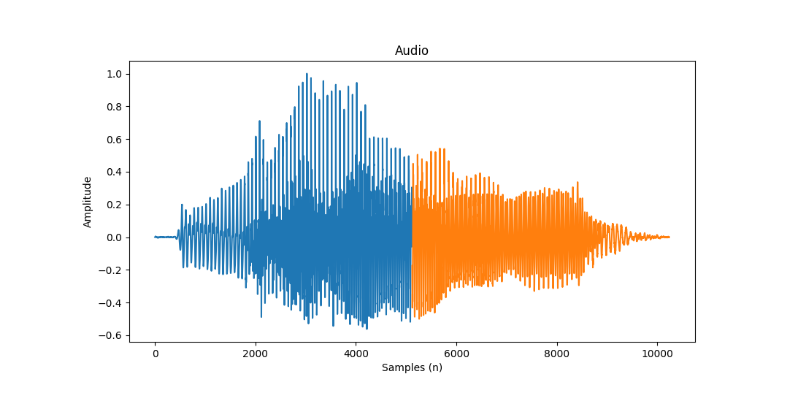
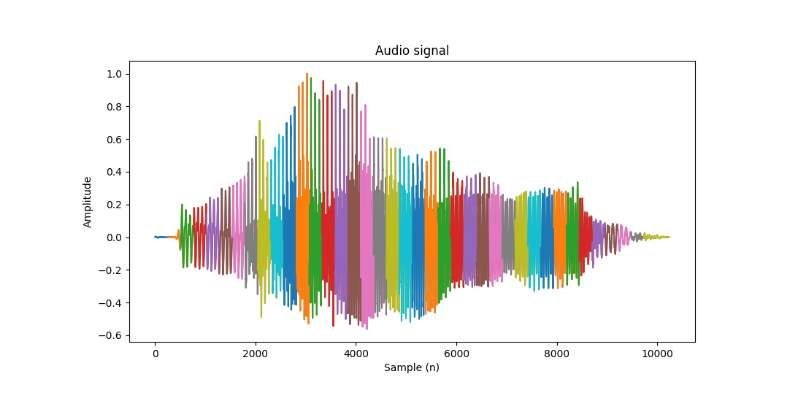
Before and after one commit to oscarjibou/University_projects, a Jupyter notebook: TDS/P4/pract4.ipynb, the cells around one changed output. Cells and saved outputs as stored; diff of their text form; code cells hidden in the pictures.

```diff
--- a/TDS/P4/pract4.ipynb
+++ b/TDS/P4/pract4.ipynb
@@ -15,31 +15,30 @@ from utils import *
 # %%
 '''
 - Extract the audio signal from the wav file and plot it
 - normalize and convert the audio signal to mono
 - trim the audio signal
 - split the singnal and plot it
 '''
 
 %matplotlib widget
 frequency_audio, audio = wavfile.read("nine.wav")
 
 audio = audio / np.max(np.abs(audio))
 
 yt, index = librosa.effects.trim(
     audio, top_db=20, frame_length=2048, hop_length=512)
 
 audio = audio[index[0]:index[1]] # convert to mono
 
-audio_frames = cut_signal_frames(audio, frequency_audio, 0.32)
-
-samples = np.array([np.arange(0, len(audio)//2), np.arange(len(audio)//2, len(audio))])
+audio_frames = cut_signal_frames(audio, frequency_audio, tiempo_frames=0.032, overlap=0.5)
+samples = cut_signal_frames([i for i in range(len(audio))], frequency_audio, tiempo_frames=0.032, overlap=0.5)
 
 plt.figure(figsize=(10, 5))
 for i in range(0, len(audio_frames)):
     plt.plot(samples[i], audio_frames[i])
-    plt.title("Audio")
-    plt.xlabel("Samples (n)")
+    plt.title("Audio signal")
+    plt.xlabel("Sample (n)")
     plt.ylabel("Amplitude")
 plt.show()
 # %% [output]
-[figure, old version]
+[figure, new version]
```
